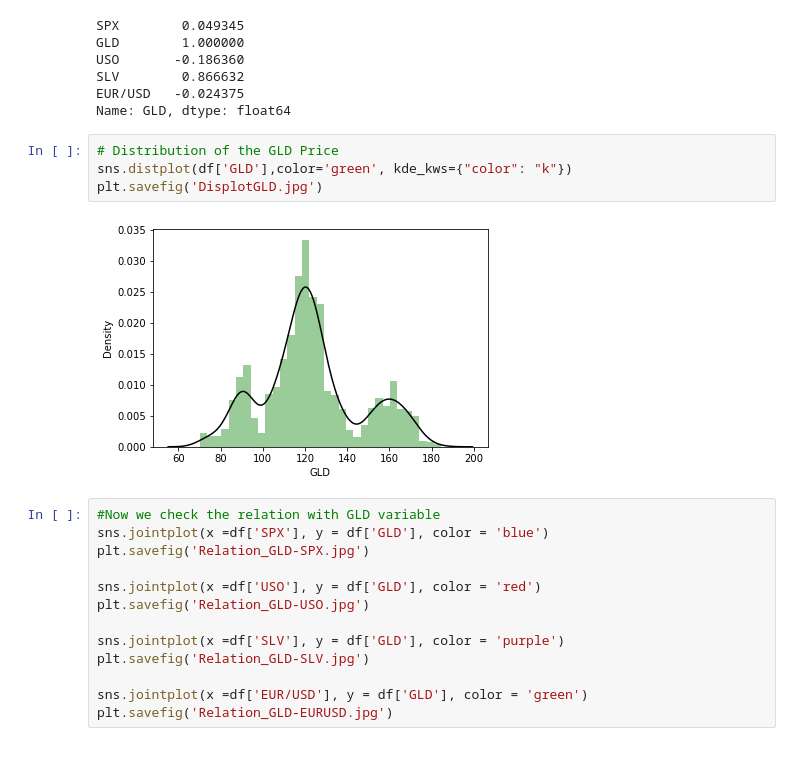
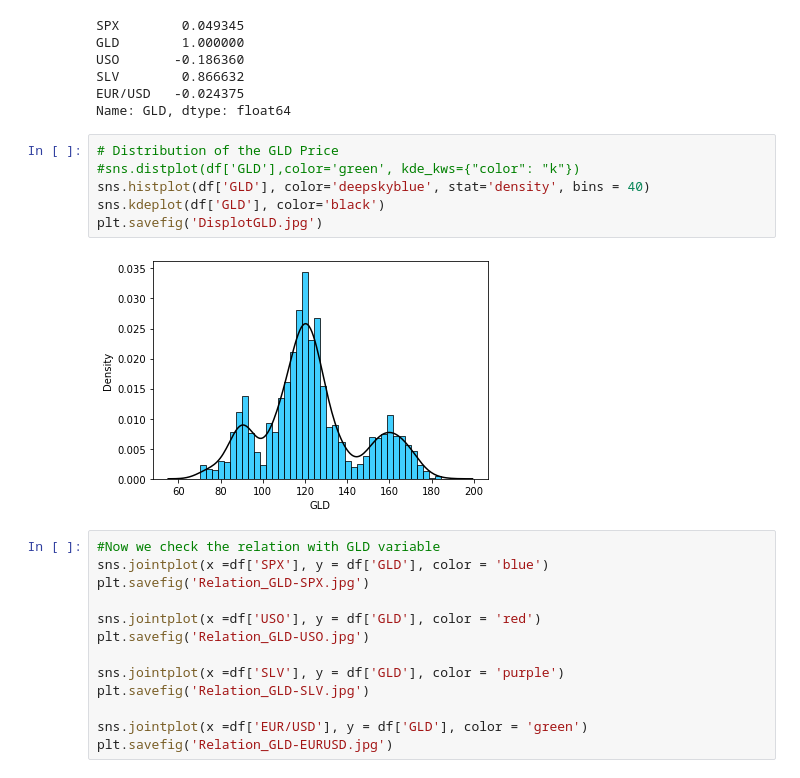
Before and after one commit to Daro1791/Machine-Learning----Gold-Price-Prediction, a Jupyter notebook: GoldPricePrediction.ipynb, the cells around one changed output. Drawn from its saved outputs; the diff is of its cells as text.

```diff
--- a/GoldPricePrediction.ipynb
+++ b/GoldPricePrediction.ipynb
@@ -127,10 +127,12 @@ EUR/USD   -0.024375
 Name: GLD, dtype: float64
 # %%
 # Distribution of the GLD Price
-sns.distplot(df['GLD'],color='green', kde_kws={"color": "k"})
+#sns.distplot(df['GLD'],color='green', kde_kws={"color": "k"})
+sns.histplot(df['GLD'], color='deepskyblue', stat='density', bins = 40)
+sns.kdeplot(df['GLD'], color='black')
 plt.savefig('DisplotGLD.jpg')
 # %% [output]
-[figure, old version]
+[figure, new version]
 # %%
 #Now we check the relation with GLD variable
 sns.jointplot(x =df['SPX'], y = df['GLD'], color = 'blue')
```
Also changed, not shown: parts of 2 cells of this notebook, 2 other files.
